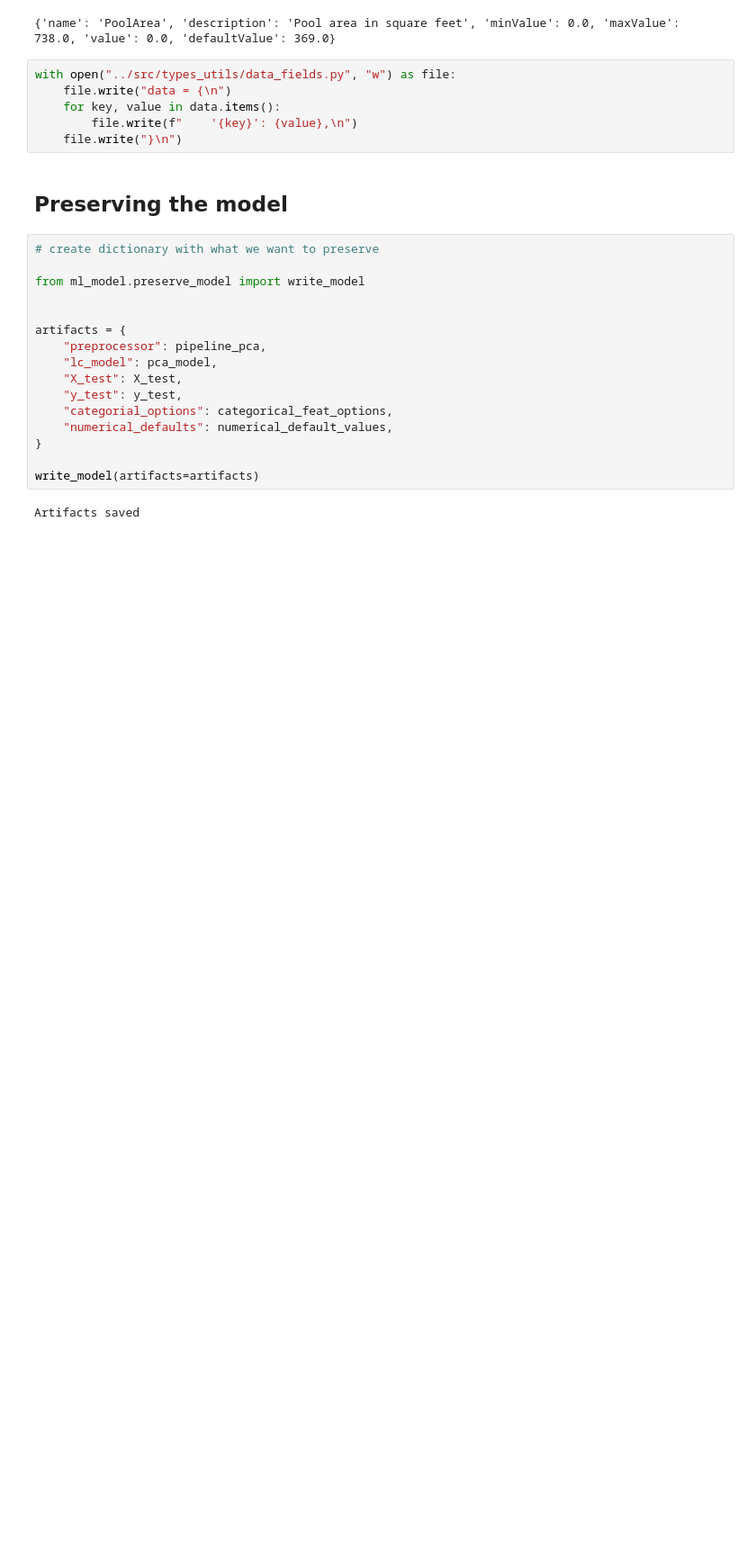
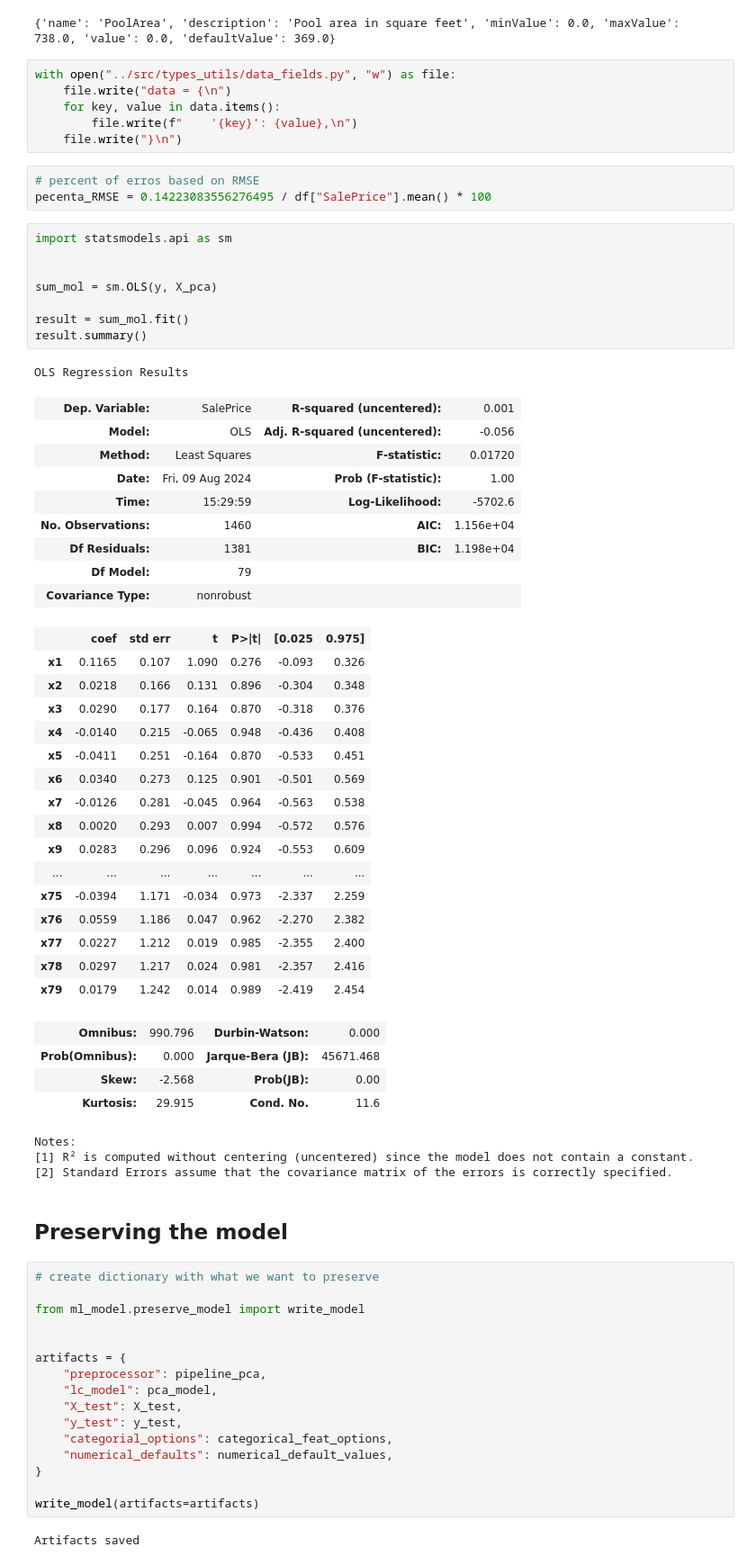
Before and after one commit to taos15/house_sale_prediction, a Jupyter notebook: notebooks/final_notebook.ipynb, the cells around one changed output. Shown at 90% size. Saved outputs shown, nothing was run; the diff lists cells and outputs as text; blank space fills up the shorter version.

```diff
--- a/notebooks/final_notebook.ipynb
+++ b/notebooks/final_notebook.ipynb
@@ -854,6 +871,51 @@ with open("../src/types_utils/data_fields.py", "w") as file:
     for key, value in data.items():
         file.write(f"    '{key}': {value},\n")
     file.write("}\n")
+# %%
+# percent of erros based on RMSE
+pecenta_RMSE = 0.14223083556276495 / df["SalePrice"].mean() * 100
+# %%
+import statsmodels.api as sm
+
+
+sum_mol = sm.OLS(y, X_pca)
+
+result = sum_mol.fit()
+result.summary()
+# %% [output]
+OLS Regression Results
+| Dep. Variable: | SalePrice | R-squared (uncentered): | 0.001 |
+| Model: | OLS | Adj. R-squared (uncentered): | -0.056 |
+| Method: | Least Squares | F-statistic: | 0.01720 |
+| Date: | Fri, 09 Aug 2024 | Prob (F-statistic): | 1.00 |
+| Time: | 15:29:59 | Log-Likelihood: | -5702.6 |
+| No. Observations: | 1460 | AIC: | 1.156e+04 |
+| Df Residuals: | 1381 | BIC: | 1.198e+04 |
+| Df Model: | 79 |  |  |
+| Covariance Type: | nonrobust |  |  |
+|  | coef | std err | t | P>|t| | [0.025 | 0.975] |
+| x1 | 0.1165 | 0.107 | 1.090 | 0.276 | -0.093 | 0.326 |
+| x2 | 0.0218 | 0.166 | 0.131 | 0.896 | -0.304 | 0.348 |
+| x3 | 0.0290 | 0.177 | 0.164 | 0.870 | -0.318 | 0.376 |
+| x4 | -0.0140 | 0.215 | -0.065 | 0.948 | -0.436 | 0.408 |
+| x5 | -0.0411 | 0.251 | -0.164 | 0.870 | -0.533 | 0.451 |
+| x6 | 0.0340 | 0.273 | 0.125 | 0.901 | -0.501 | 0.569 |
+| x7 | -0.0126 | 0.281 | -0.045 | 0.964 | -0.563 | 0.538 |
+| x8 | 0.0020 | 0.293 | 0.007 | 0.994 | -0.572 | 0.576 |
+| x9 | 0.0283 | 0.296 | 0.096 | 0.924 | -0.553 | 0.609 |
+| ... | ... | ... | ... | ... | ... | ... |
+| x75 | -0.0394 | 1.171 | -0.034 | 0.973 | -2.337 | 2.259 |
+| x76 | 0.0559 | 1.186 | 0.047 | 0.962 | -2.270 | 2.382 |
+| x77 | 0.0227 | 1.212 | 0.019 | 0.985 | -2.355 | 2.400 |
+| x78 | 0.0297 | 1.217 | 0.024 | 0.981 | -2.357 | 2.416 |
+| x79 | 0.0179 | 1.242 | 0.014 | 0.989 | -2.419 | 2.454 |
+| Omnibus: | 990.796 | Durbin-Watson: | 0.000 |
+| Prob(Omnibus): | 0.000 | Jarque-Bera (JB): | 45671.468 |
+| Skew: | -2.568 | Prob(JB): | 0.00 |
+| Kurtosis: | 29.915 | Cond. No. | 11.6 |
+Notes:
+[1] R² is computed without centering (uncentered) since the model does not contain a constant.
+[2] Standard Errors assume that the covariance matrix of the errors is correctly specified.
 # %% [markdown]
 ## Preserving the model
 # %%
```
Also changed, not shown: parts of 11 cells of this notebook, 17 other files.
